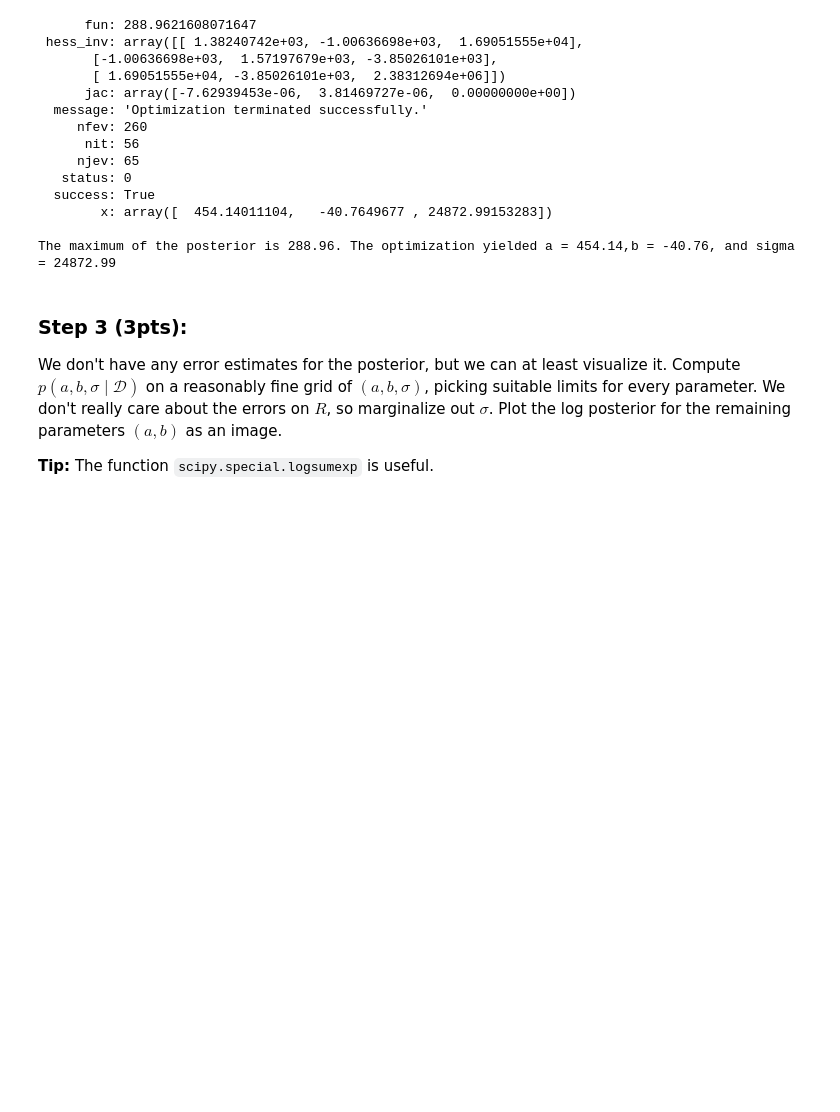
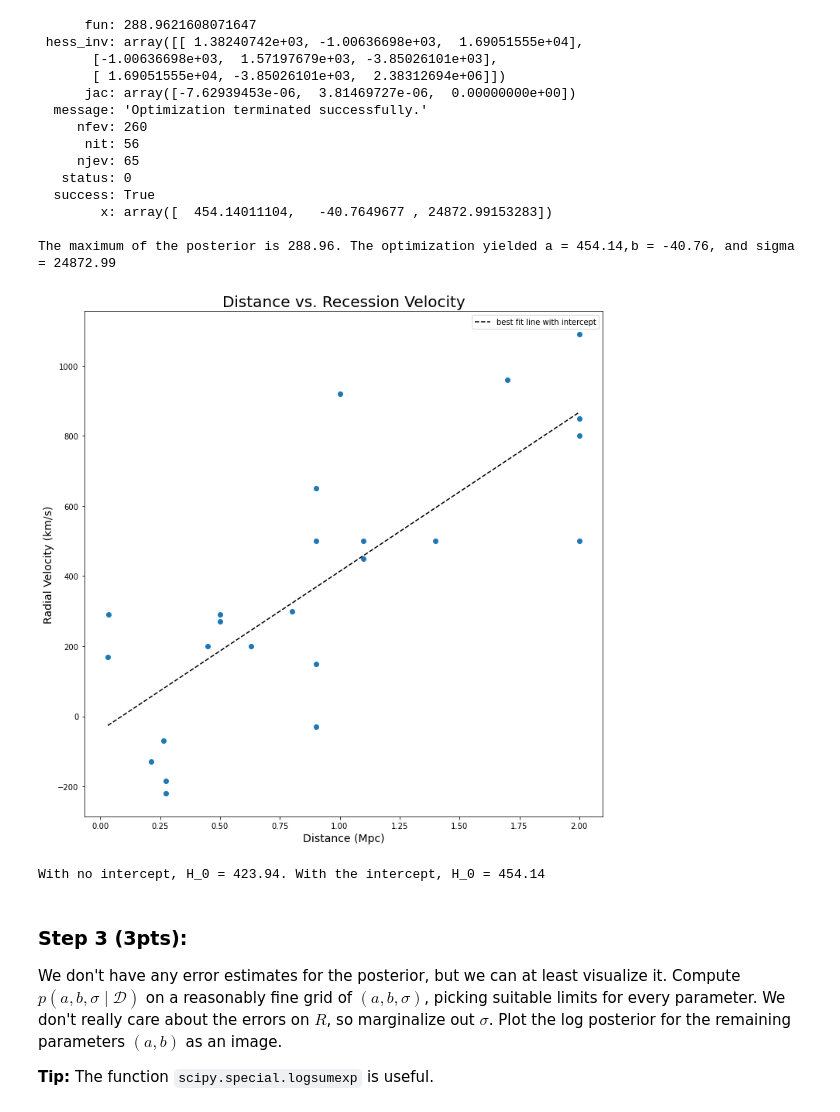
Before and after one commit to m4ese/astroResearchMethods, a Jupyter notebook: Assignment5.ipynb, the cells around one changed output. Saved outputs shown, nothing was run; the diff lists cells and outputs as text; code cells hidden in the pictures; blank space fills up the shorter version.

```diff
--- a/Assignment5.ipynb
+++ b/Assignment5.ipynb
@@ -356,6 +357,25 @@ print('The maximum of the posterior is {:.2f}. The optimization yielded a = {:.2
         x: array([  454.14011104,   -40.7649677 , 24872.99153283])
 
 The maximum of the posterior is 288.96. The optimization yielded a = 454.14,b = -40.76, and sigma = 24872.99
+# %%
+a = result.x[0]
+b = result.x[1]
+
+plt.figure(figsize=(12,12))
+plt.scatter(X,Y)
+plt.plot(X,a*X+b,linestyle = '--',color = 'k',label = 'best fit line with intercept')
+plt.xlabel('Distance (Mpc)',fontsize = 14)
+plt.ylabel('Radial Velocity (km/s)',fontsize = 14)
+plt.title('Distance vs. Recession Velocity',fontsize = 20)
+
+plt.legend()
+plt.show()
+# %% [output]
+[figure, added]
+# %%
+print(r'With no intercept, H_0 = {h:.2f}. With the intercept, H_0 = {a:.2f}'.format(h=H_0,a =a))
+# %% [output]
+With no intercept, H_0 = 423.94. With the intercept, H_0 = 454.14
 # %% [markdown]
 ### Step 3 (3pts):
 
```
Also changed, not shown: parts of 5 cells of this notebook.
